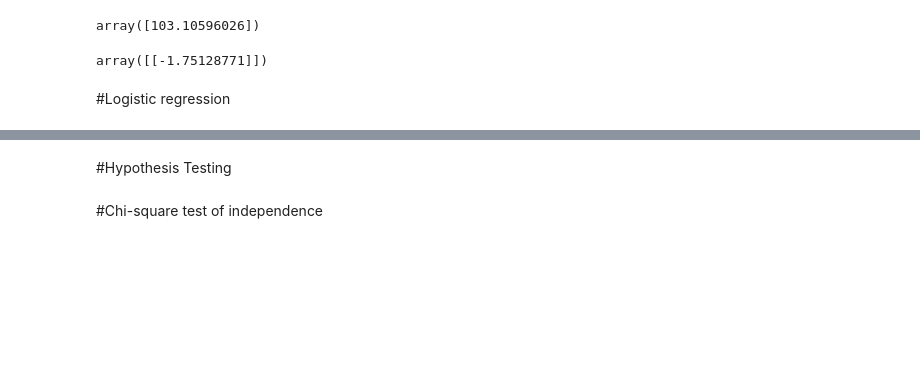
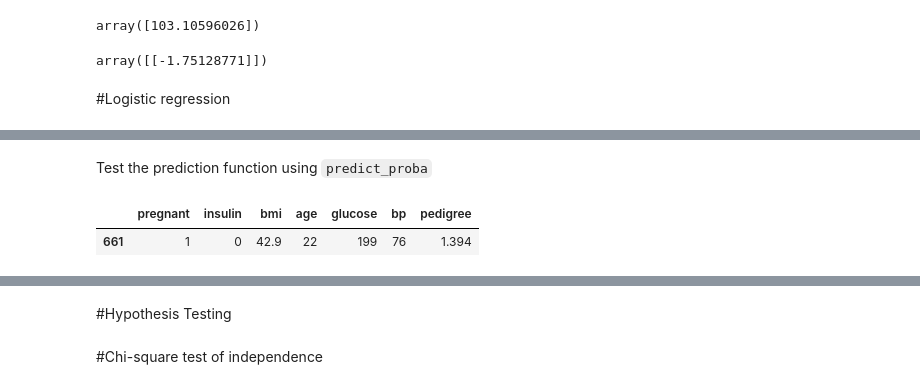
Before and after one commit to atlas-github/fstep_20, a Jupyter notebook: fstep_20_stats.ipynb, the cells around one changed output, grey strips where cells are left out. Drawn from its saved outputs; the diff is of its cells as text; code cells hidden in the pictures; blank space fills up the shorter version.

```diff
--- a/fstep_20_stats.ipynb
+++ b/fstep_20_stats.ipynb
@@ -98,0 +289,7 @@ array([[-1.75128771]])
+# %% [markdown]
+Test the prediction function using `predict_proba`
+# %%
+X_test.head(1)
+# %% [output]
+|  | pregnant | insulin | bmi | age | glucose | bp | pedigree |
+| 661 | 1 | 0 | 42.9 | 22 | 199 | 76 | 1.394 |
```
Also changed, not shown: parts of 40 cells of this notebook.
